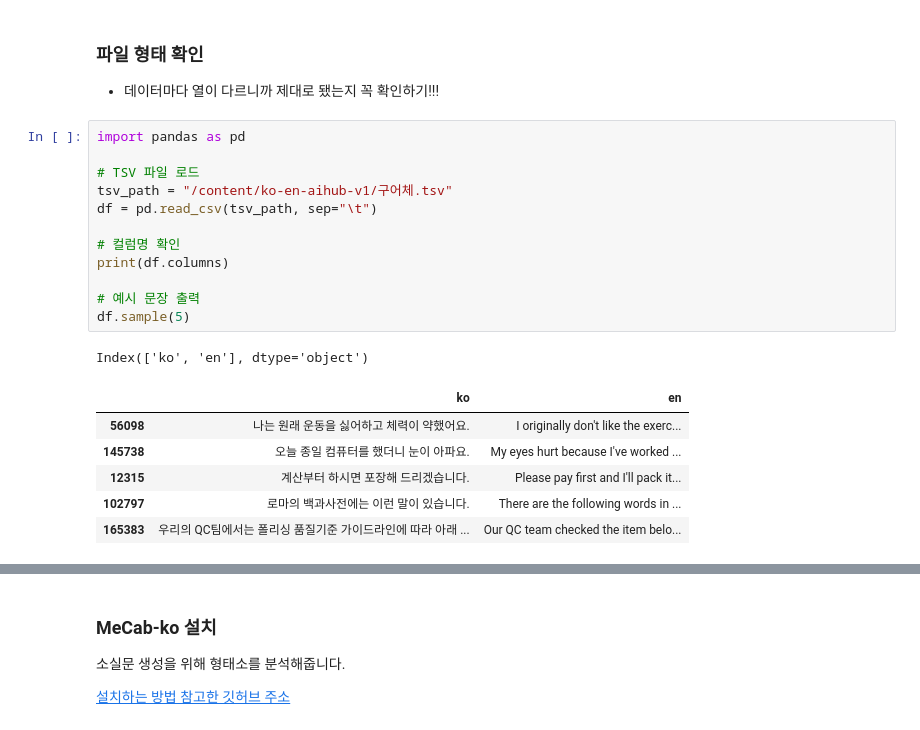
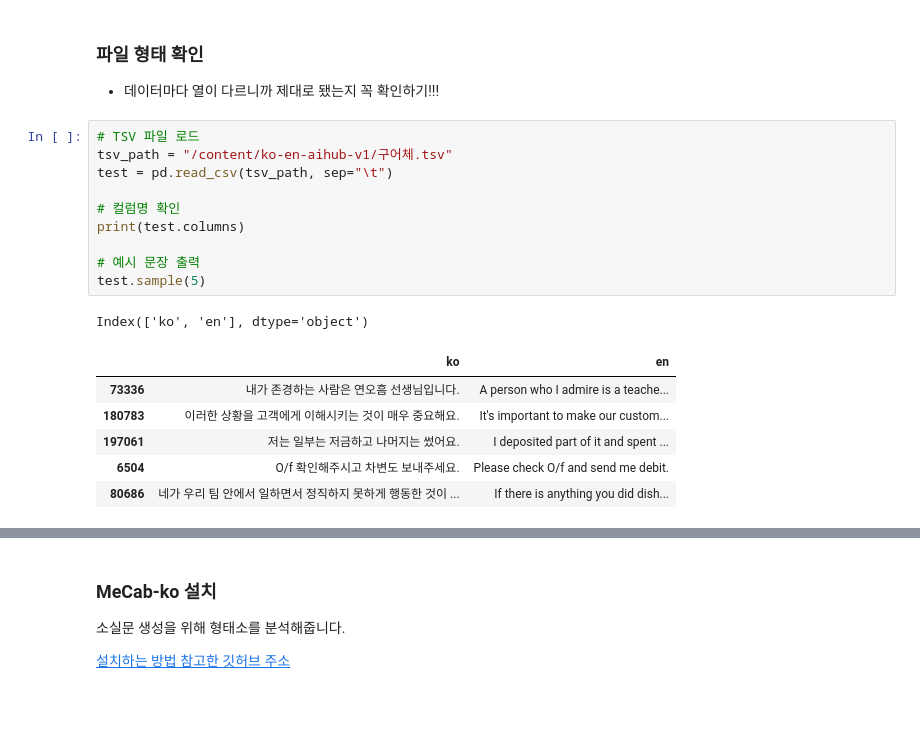
Before and after one commit to hyorim-jo/HelPago, a Jupyter notebook: notebooks/helpago.ipynb, the cells around one changed output, grey strips where cells are left out. Saved outputs shown, nothing was run; the diff lists cells and outputs as text.

```diff
--- a/notebooks/helpago.ipynb
+++ b/notebooks/helpago.ipynb
@@ -203,22 +244,20 @@ Step 3: 1_구어체(1).xlsx을 tsv로 저장 중...
 ### 파일 형태 확인
 - 데이터마다 열이 다르니까 제대로 됐는지 꼭 확인하기!!!
 # %%
-import pandas as pd
-
 # TSV 파일 로드
 tsv_path = "/content/ko-en-aihub-v1/구어체.tsv"
-df = pd.read_csv(tsv_path, sep="\t")
+test = pd.read_csv(tsv_path, sep="\t")
 
 # 컬럼명 확인
-print(df.columns)
+print(test.columns)
 
 # 예시 문장 출력
-df.sample(5)
+test.sample(5)
 # %% [output]
 Index(['ko', 'en'], dtype='object')
 |  | ko | en |
-| 56098 | 나는 원래 운동을 싫어하고 체력이 약했어요. | I originally don't like the exerc... |
-| 145738 | 오늘 종일 컴퓨터를 했더니 눈이 아파요. | My eyes hurt because I've worked ... |
-| 12315 | 계산부터 하시면 포장해 드리겠습니다. | Please pay first and I'll pack it... |
-| 102797 | 로마의 백과사전에는 이런 말이 있습니다. | There are the following words in ... |
-| 165383 | 우리의 QC팀에서는 폴리싱 품질기준 가이드라인에 따라 아래 ... | Our QC team checked the item belo... |
+| 73336 | 내가 존경하는 사람은 연오흠 선생님입니다. | A person who I admire is a teache... |
+| 180783 | 이러한 상황을 고객에게 이해시키는 것이 매우 중요해요. | It's important to make our custom... |
+| 197061 | 저는 일부는 저금하고 나머지는 썼어요. | I deposited part of it and spent ... |
+| 6504 | O/f 확인해주시고 차변도 보내주세요. | Please check O/f and send me debit. |
+| 80686 | 네가 우리 팀 안에서 일하면서 정직하지 못하게 행동한 것이 ... | If there is anything you did dish... |
```
Also changed, not shown: parts of 72 cells of this notebook.
